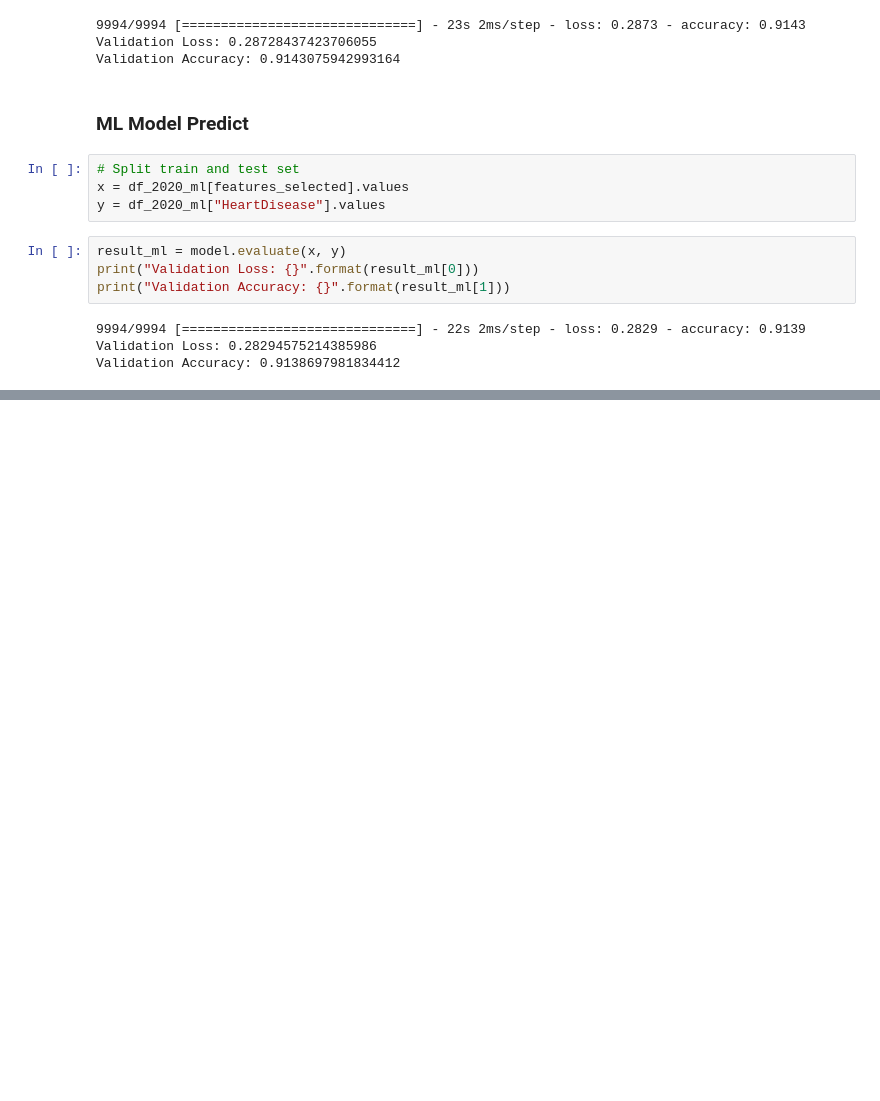
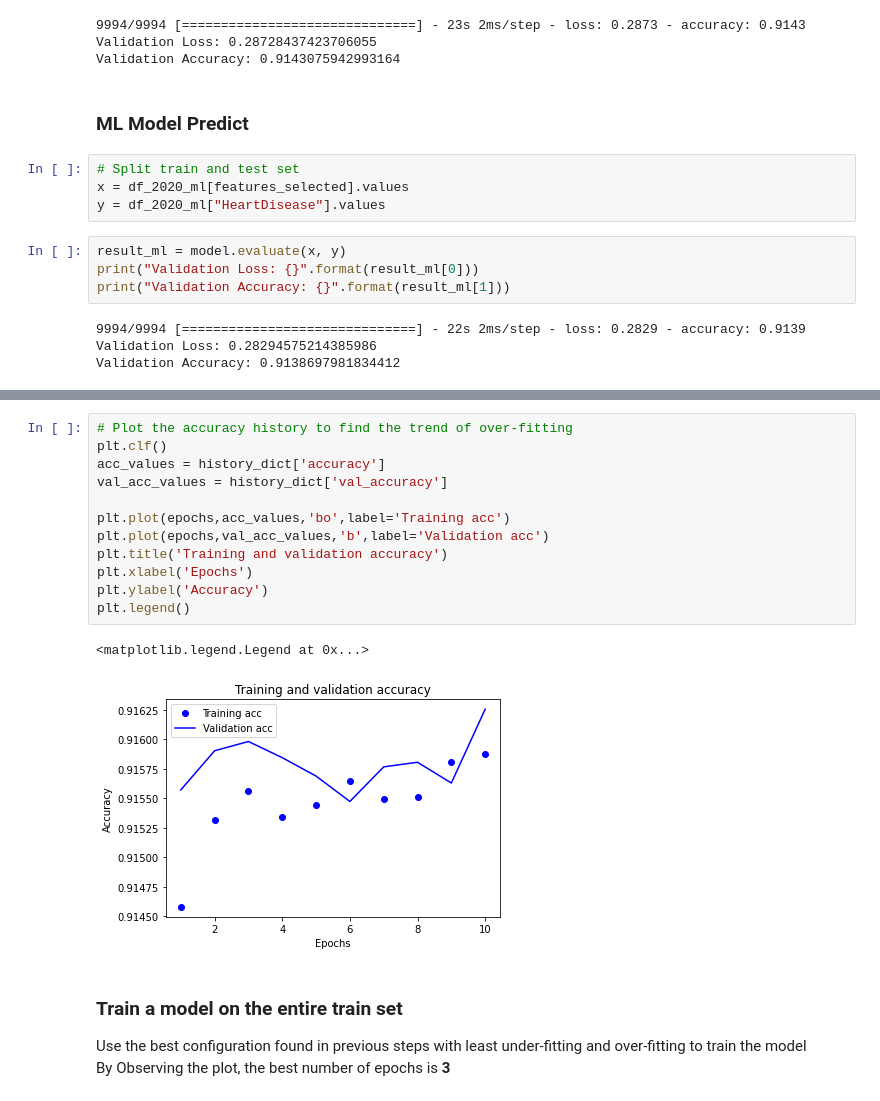
Before and after one commit to OzelotVanilla/PythonCourseRepos, a Jupyter notebook: Project_Interactive_Demo.ipynb, the cells around one changed output, grey strips where cells are left out. Saved outputs shown, nothing was run; the diff lists cells and outputs as text; blank space fills up the shorter version.

```diff
--- a/Project_Interactive_Demo.ipynb
+++ b/Project_Interactive_Demo.ipynb
@@ -529,0 +644,19 @@ Validation Accuracy: 0.9138697981834412
+# %%
+# Plot the accuracy history to find the trend of over-fitting
+plt.clf()
+acc_values = history_dict['accuracy']
+val_acc_values = history_dict['val_accuracy']
+
+plt.plot(epochs,acc_values,'bo',label='Training acc')
+plt.plot(epochs,val_acc_values,'b',label='Validation acc')
+plt.title('Training and validation accuracy')
+plt.xlabel('Epochs')
+plt.ylabel('Accuracy')
+plt.legend()
+# %% [output]
+<matplotlib.legend.Legend at 0x...>
+[figure, added]
+# %% [markdown]
+### Train a model on the entire train set
+Use the best configuration found in previous steps with least under-fitting and over-fitting to train the model
+By Observing the plot, the best number of epochs is **3**
```
Also changed, not shown: parts of 19 cells of this notebook, 1 other file.
